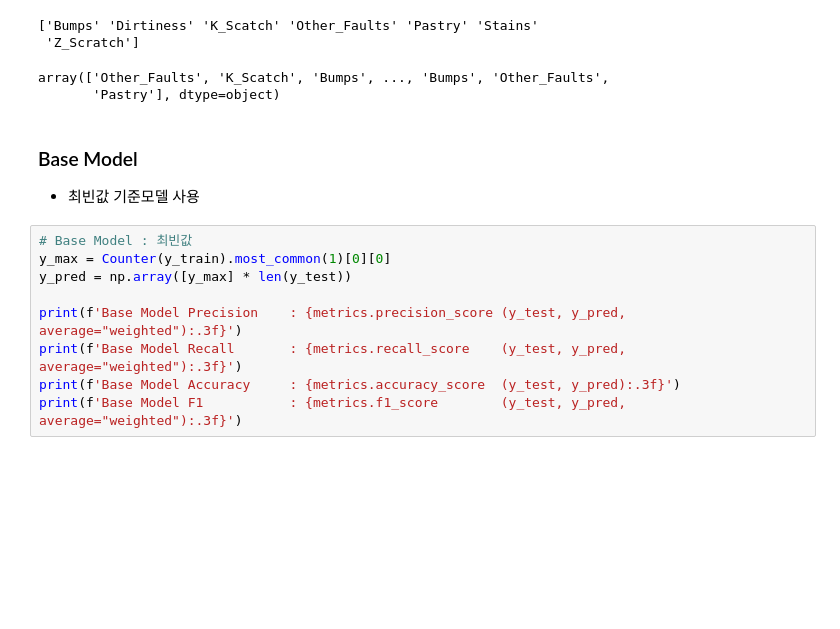
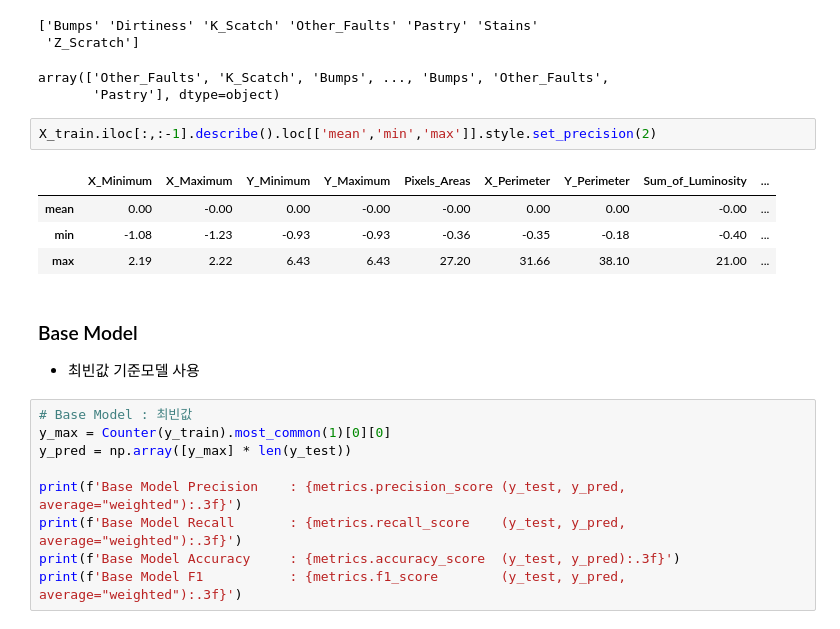
Before and after one commit to GPTeachersDay/TeamProject1, a Jupyter notebook: leeyeonjun/EDA/eda_steel.ipynb, the cells around one changed output. Saved outputs shown, nothing was run; the diff lists cells and outputs as text; blank space fills up the shorter version.

```diff
--- a/leeyeonjun/EDA/eda_steel.ipynb
+++ b/leeyeonjun/EDA/eda_steel.ipynb
@@ -377,6 +377,13 @@ encoder.inverse_transform(y_train)
  'Z_Scratch']
 array(['Other_Faults', 'K_Scatch', 'Bumps', ..., 'Bumps', 'Other_Faults',
        'Pastry'], dtype=object)
+# %%
+X_train.iloc[:,:-1].describe().loc[['mean','min','max']].style.set_precision(2)
+# %% [output]
+|  | X_Minimum | X_Maximum | Y_Minimum | Y_Maximum | Pixels_Areas | X_Perimeter | Y_Perimeter | Sum_of_Luminosity | ... |
+| mean | 0.00 | -0.00 | 0.00 | -0.00 | -0.00 | 0.00 | 0.00 | -0.00 | ... |
+| min | -1.08 | -1.23 | -0.93 | -0.93 | -0.36 | -0.35 | -0.18 | -0.40 | ... |
+| max | 2.19 | 2.22 | 6.43 | 6.43 | 27.20 | 31.66 | 38.10 | 21.00 | ... |
 # %% [markdown]
 ### Base Model
 - 최빈값 기준모델 사용
```
Also changed, not shown: 11 other files.
